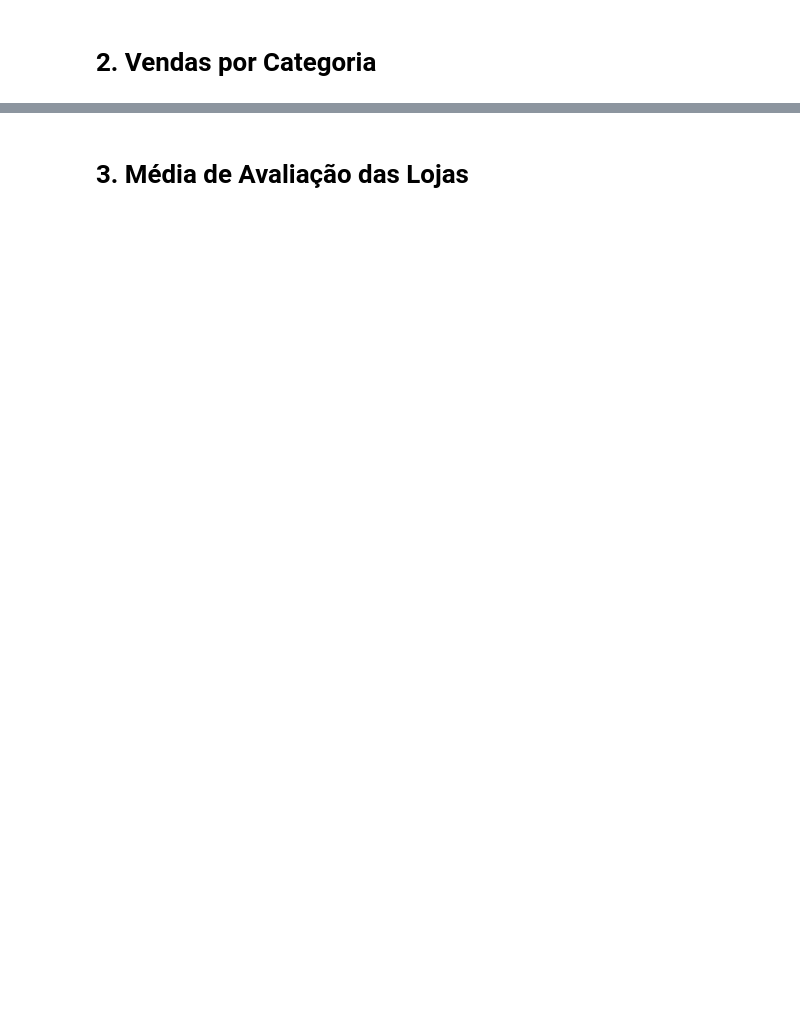
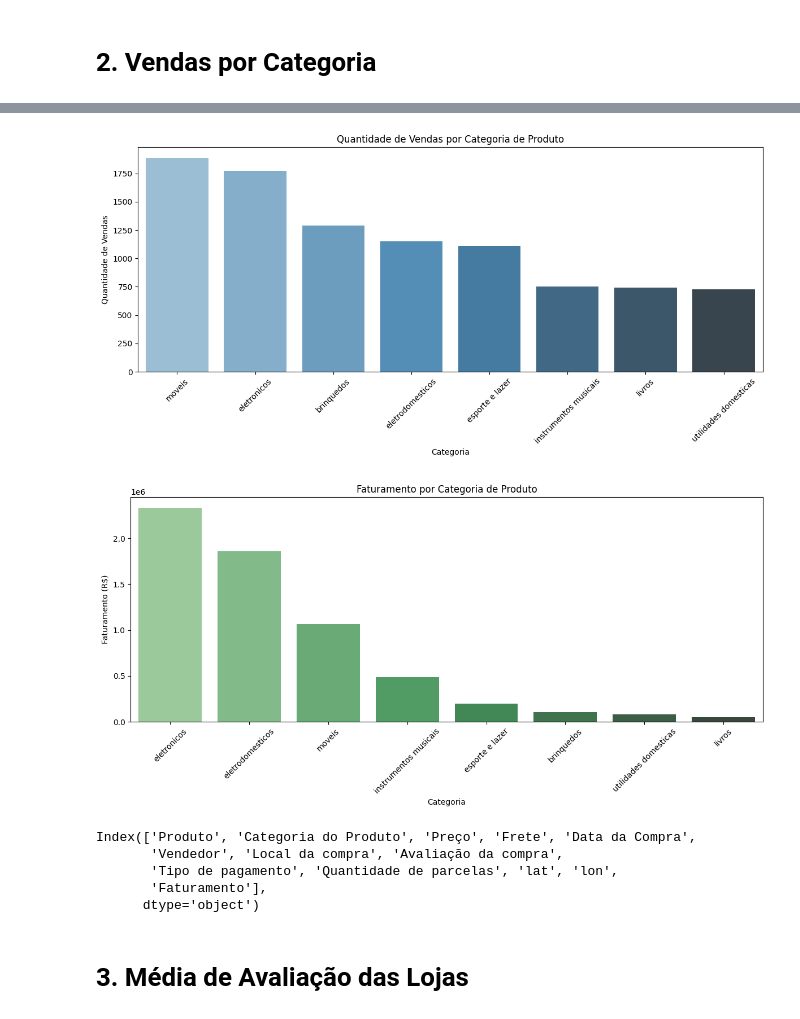
Before and after one commit to vandorocha/Challenge_Data_Science_I_Alura, a Jupyter notebook: challenge1-data-science-main/AluraStoreBr.ipynb, the cells around one changed output, grey strips where cells are left out. Drawn from its saved outputs; the diff is of its cells as text; code cells hidden in the pictures; blank space fills up the shorter version.

```diff
--- a/challenge1-data-science-main/AluraStoreBr.ipynb
+++ b/challenge1-data-science-main/AluraStoreBr.ipynb
@@ -63,0 +69,12 @@ ModuleNotFoundError: No module named 'matplotlib'
+# %%
+# Unir os dados das quatro lojas
+df = pd.concat([loja, loja2, loja3, loja4])
+
+# Converter a coluna de data
+df["Data da Compra"] = pd.to_datetime(df["Data da Compra"], dayfirst=True)
+
+# Criar coluna de Faturamento (Preço + Frete)
+df["Faturamento"] = df["Preço"] + df["Frete"]
+
+# Exibir amostra
+df.head()
@@ -64,2 +88,55 @@ ModuleNotFoundError: No module named 'matplotlib'
 # %% [markdown]
 # 2. Vendas por Categoria
+# %%
+# 📊 ANÁLISE #2 - Vendas por Categoria
+# Esta análise responde: quais categorias vendem mais e quais geram mais faturamento?
+
+# 1. Contagem de vendas por categoria
+vendas_por_categoria = df['Categoria do Produto'].value_counts().reset_index()
+vendas_por_categoria.columns = ['Categoria', 'Quantidade de Vendas']
+print("📌 Quantidade de vendas por categoria:")
+print(vendas_por_categoria)
+
+# 2. Faturamento por categoria
+faturamento_categoria = df.groupby('Categoria do Produto')['Faturamento'].sum().reset_index()
+faturamento_categoria = faturamento_categoria.sort_values(by='Faturamento', ascending=False)
+print("\n📌 Faturamento por categoria:")
+print(faturamento_categoria)
+
+# 3. Visualização - Quantidade de Vendas por Categoria
+import matplotlib.pyplot as plt
+import seaborn as sns
+
+plt.figure(figsize=(12, 6))
+sns.barplot(
+    data=vendas_por_categoria,
+    x='Categoria',
+    y='Quantidade de Vendas',
+    hue='Categoria',              # Corrige o aviso do Seaborn
+    palette='Blues_d',
+    legend=False                  # Remove a legenda duplicada
+)
+plt.title('Quantidade de Vendas por Categoria de Produto')
+plt.xlabel('Categoria')
+plt.ylabel('Quantidade de Vendas')
+plt.xticks(rotation=45)
+plt.tight_layout()
+plt.show()
+
+# 4. Visualização - Faturamento por Categoria
+plt.figure(figsize=(12, 6))
+sns.barplot(
+    data=faturamento_categoria,
+    x='Categoria do Produto',
+    y='Faturamento',
+    hue='Categoria do Produto',  # Corrige o aviso do Seaborn
+    palette='Greens_d',
+    legend=False
+)
+plt.title('Faturamento por Categoria de Produto')
+plt.xlabel('Categoria')
+plt.ylabel('Faturamento (R$)')
+plt.xticks(rotation=45)
+plt.tight_layout()
+plt.show()
+# %% [output]
@@ -66,2 +160,12 @@ ModuleNotFoundError: No module named 'matplotlib'
+[figure, added]
+[figure, added]
+# %%
+print(df.columns)
+# %% [output]
+Index(['Produto', 'Categoria do Produto', 'Preço', 'Frete', 'Data da Compra',
+       'Vendedor', 'Local da compra', 'Avaliação da compra',
+       'Tipo de pagamento', 'Quantidade de parcelas', 'lat', 'lon',
+       'Faturamento'],
+      dtype='object')
 # %% [markdown]
 # 3. Média de Avaliação das Lojas
```
Also changed, not shown: parts of 11 cells of this notebook, 1 other file.
